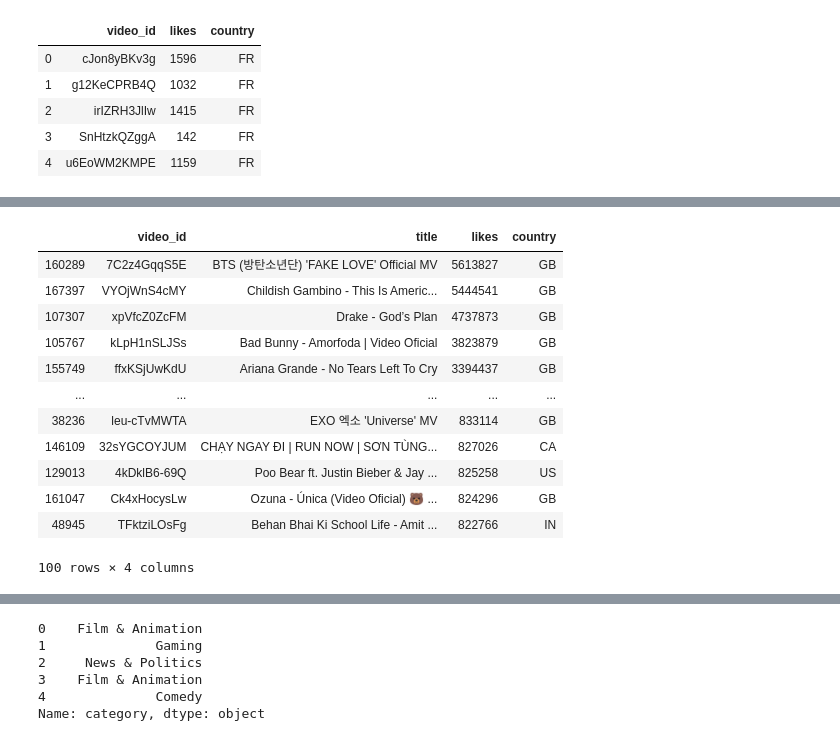
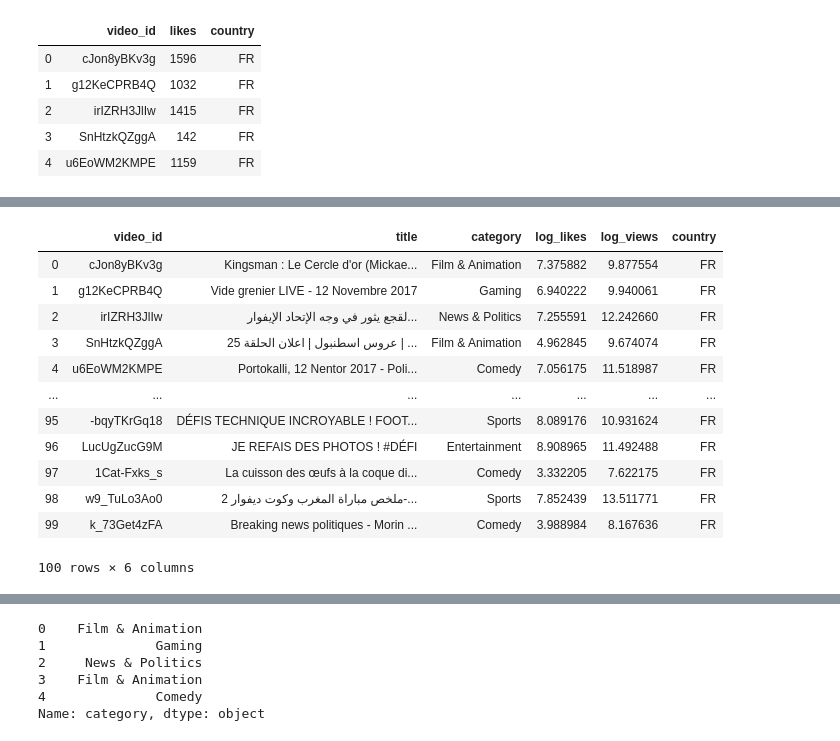
Before and after one commit to krispeta21/Capstone1, a Jupyter notebook: youtube-revised.ipynb, the cells around one changed output, grey strips where cells are left out. Cells and saved outputs as stored; diff of their text form; code cells hidden in the pictures.

```diff
--- a/youtube-revised.ipynb
+++ b/youtube-revised.ipynb
@@ -186,18 +84,0 @@ top_videos_country.head(20)
-# %%
-video_likes_desc = video_likes.sort_values(by=['likes'], ascending=False)
-top_100_videos = video_likes_desc.head(100)
-top_100_videos
-# %% [output]
-|  | video_id | title | likes | country |
-| 160289 | 7C2z4GqqS5E | BTS (방탄소년단) 'FAKE LOVE' Official MV | 5613827 | GB |
-| 167397 | VYOjWnS4cMY | Childish Gambino - This Is Americ... | 5444541 | GB |
-| 107307 | xpVfcZ0ZcFM | Drake - God’s Plan | 4737873 | GB |
-| 105767 | kLpH1nSLJSs | Bad Bunny - Amorfoda | Video Oficial | 3823879 | GB |
-| 155749 | ffxKSjUwKdU | Ariana Grande - No Tears Left To Cry | 3394437 | GB |
-| ... | ... | ... | ... | ... |
-| 38236 | leu-cTvMWTA | EXO 엑소 'Universe' MV | 833114 | GB |
-| 146109 | 32sYGCOYJUM | CHẠY NGAY ĐI | RUN NOW | SƠN TÙNG... | 827026 | CA |
-| 129013 | 4kDklB6-69Q | Poo Bear ft. Justin Bieber & Jay ... | 825258 | US |
-| 161047 | Ck4xHocysLw | Ozuna - Única (Video Oficial) 🐻 ... | 824296 | GB |
-| 48945 | TFktziLOsFg | Behan Bhai Ki School Life - Amit ... | 822766 | IN |
-100 rows × 4 columns
@@ -205,0 +85,17 @@ top_video_likes = pd.DataFrame(top_100_videos, columns=['country'])
+# %%
+top_video_like = video_likes_base.head(100)
+top_video_like
+# %% [output]
+|  | video_id | title | category | log_likes | log_views | country |
+| 0 | cJon8yBKv3g | Kingsman : Le Cercle d'or (Mickae... | Film & Animation | 7.375882 | 9.877554 | FR |
+| 1 | g12KeCPRB4Q | Vide grenier LIVE - 12 Novembre 2017 | Gaming | 6.940222 | 9.940061 | FR |
+| 2 | irIZRH3JlIw | لقجع يثور في وجه الإتحاد الإيفوار... | News & Politics | 7.255591 | 12.242660 | FR |
+| 3 | SnHtzkQZggA | عروس اسطنبول | اعلان الحلقة 25 | ... | Film & Animation | 4.962845 | 9.674074 | FR |
+| 4 | u6EoWM2KMPE | Portokalli, 12 Nentor 2017 - Poli... | Comedy | 7.056175 | 11.518987 | FR |
+| ... | ... | ... | ... | ... | ... | ... |
+| 95 | -bqyTKrGq18 | DÉFIS TECHNIQUE INCROYABLE ! FOOT... | Sports | 8.089176 | 10.931624 | FR |
+| 96 | LucUgZucG9M | JE REFAIS DES PHOTOS ! #DÉFI | Entertainment | 8.908965 | 11.492488 | FR |
+| 97 | 1Cat-Fxks_s | La cuisson des œufs à la coque di... | Comedy | 3.332205 | 7.622175 | FR |
+| 98 | w9_TuLo3Ao0 | ملخص مباراة المغرب وكوت ديفوار 2-... | Sports | 7.852439 | 13.511771 | FR |
+| 99 | k_73Get4zFA | Breaking news politiques - Morin ... | Comedy | 3.988984 | 8.167636 | FR |
+100 rows × 6 columns
```
Also changed, not shown: parts of 17 cells of this notebook.
